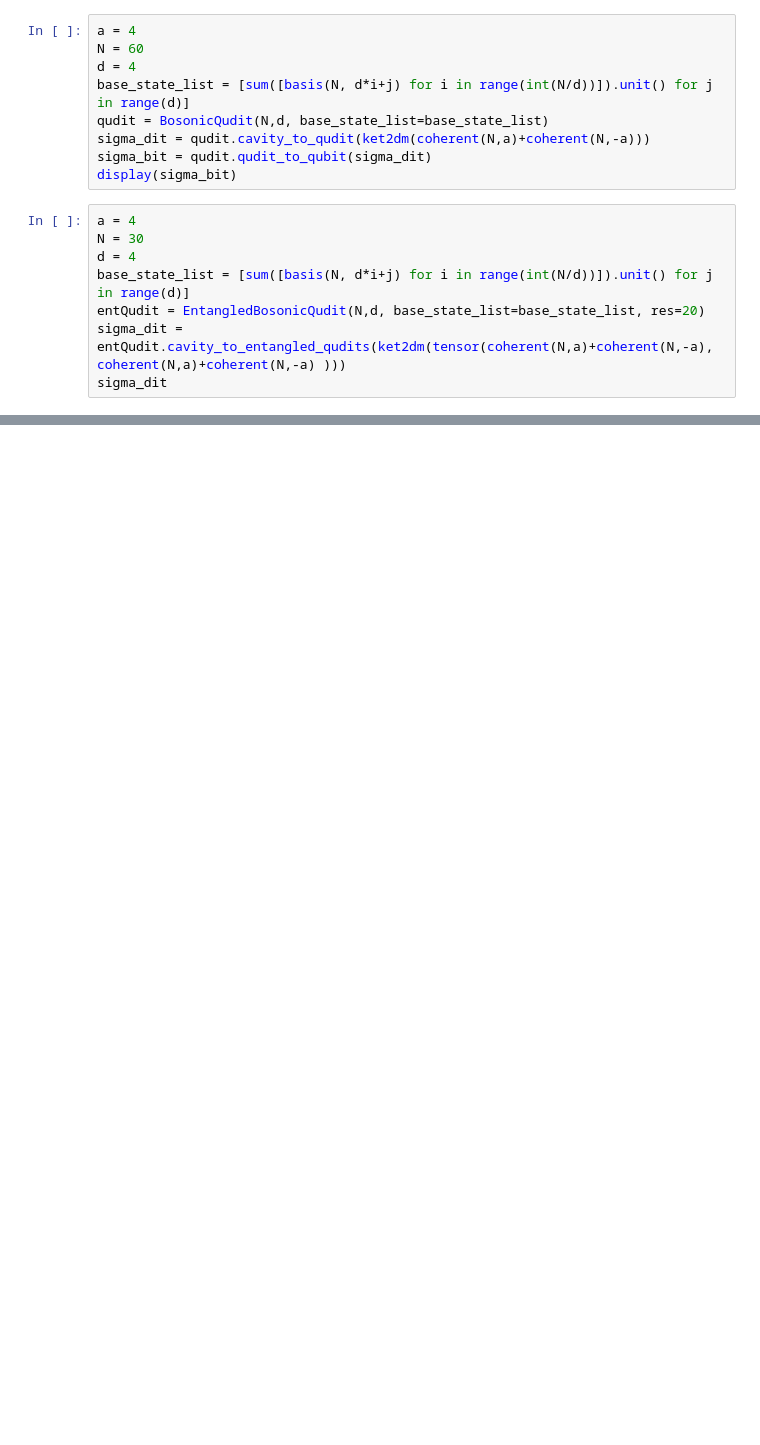
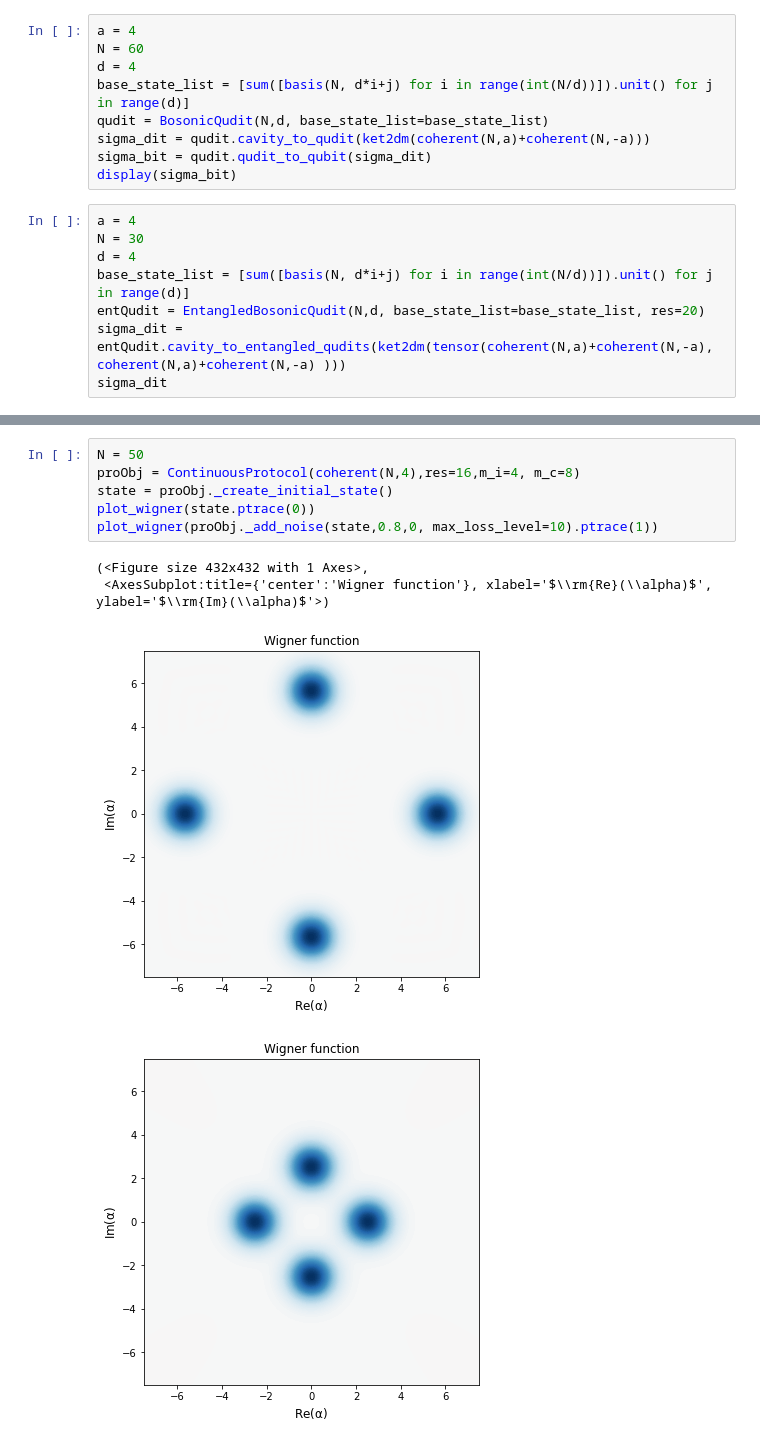
Before and after one commit to RosenblumLab/BosonicEntanglementDistillation, a Jupyter notebook: continuous_playground.ipynb, the cells around one changed output, grey strips where cells are left out. Drawn from its saved outputs; the diff is of its cells as text; blank space fills up the shorter version.

```diff
--- a/continuous_playground.ipynb
+++ b/continuous_playground.ipynb
@@ -39,0 +193,11 @@ sigma_dit
+# %%
+N = 50
+proObj = ContinuousProtocol(coherent(N,4),res=16,m_i=4, m_c=8)
+state = proObj._create_initial_state()
+plot_wigner(state.ptrace(0))
+plot_wigner(proObj._add_noise(state,0.8,0, max_loss_level=10).ptrace(1))
+# %% [output]
+(<Figure size 432x432 with 1 Axes>,
+ <AxesSubplot:title={'center':'Wigner function'}, xlabel='$\\rm{Re}(\\alpha)$', ylabel='$\\rm{Im}(\\alpha)$'>)
+[figure, added]
+[figure, added]
```
Also changed, not shown: parts of 27 cells of this notebook, 4 other files.
